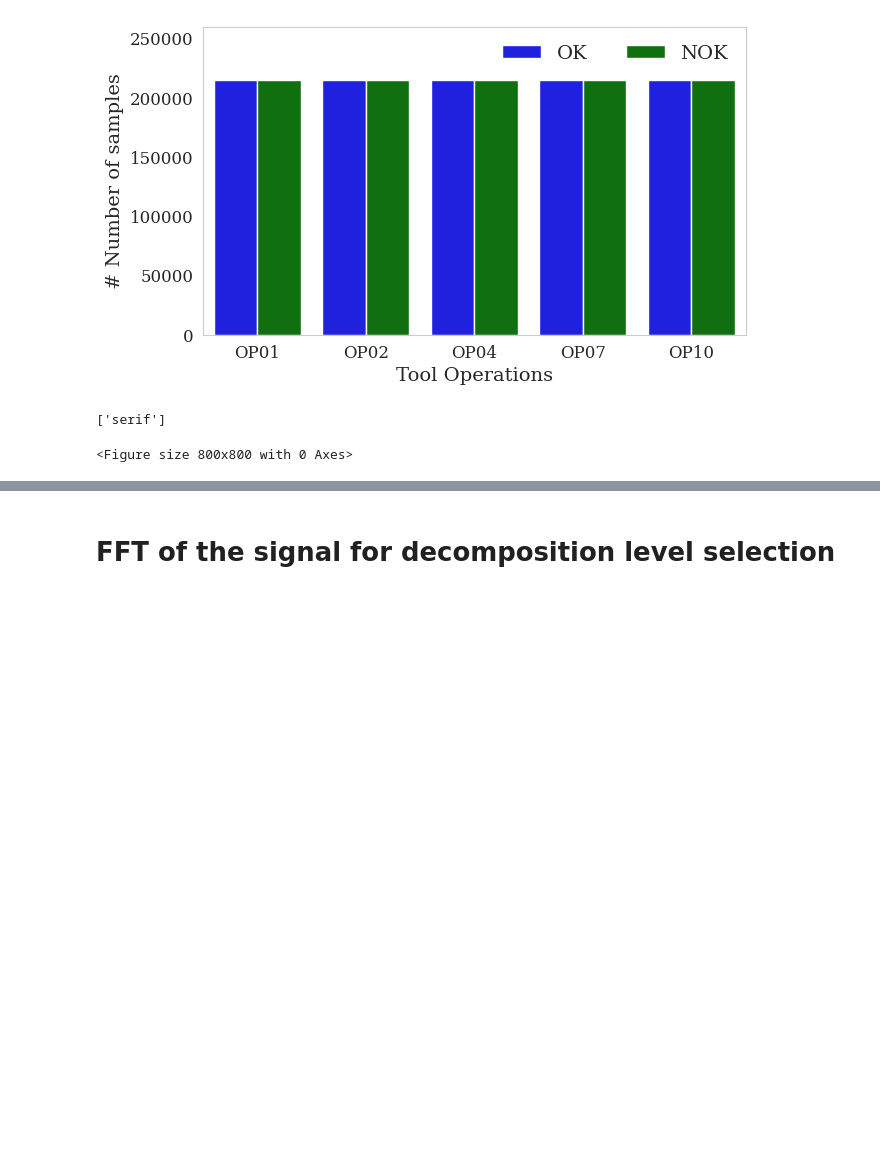
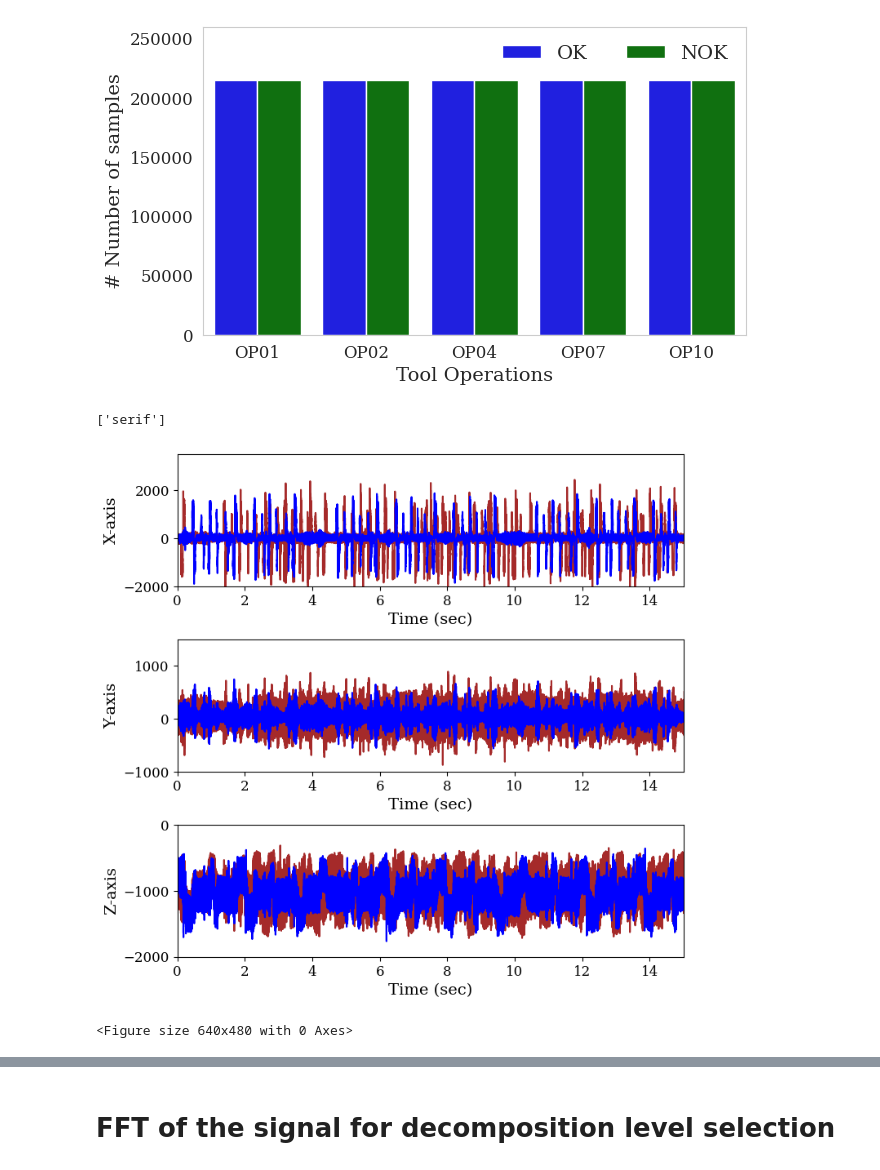
Before and after one commit to AbbasHussain72/Wavelet-featre-extraction-, a Jupyter notebook: current_wavelet_Transform_Technique.ipynb, the cells around one changed output, grey strips where cells are left out. Cells and saved outputs as stored; diff of their text form; code cells hidden in the pictures; blank space fills up the shorter version.

```diff
--- a/current_wavelet_Transform_Technique.ipynb
+++ b/current_wavelet_Transform_Technique.ipynb
@@ -28,4 +28,4 @@ for font_file in font_files:
     fm.fontManager.addfont(font_file)
 
 # Use your new font on all your plots.
-plt.rc('font', family='Sans-serif ')
+plt.rc('font', family='serif ')
@@ -132,10 +150,14 @@ plt.show()
 #Plotting the time series data sample
 ff = masterdata[(masterdata['Tool'] == 'OP01') & (masterdata['Machine'] == 'M01')& (masterdata['Condition'] == 'good') & (masterdata['Repeat'] == 4)]
 ff = ff.reset_index(drop = True)
+ff1 = masterdata[(masterdata['Tool'] == 'OP01') & (masterdata['Machine'] == 'M01')& (masterdata['Condition'] == 'bad') & (masterdata['Repeat'] == 0)]
+ff1 = ff1.reset_index(drop = True)
 # %%
 # subtracting the value to get zero starting value
 ff.loc[:, 'Time (s)'] = ff['Time (s)'] - 4.9440
 ff = ff.copy()
+ff1.loc[:, 'Time (s)'] = ff1['Time (s)'] - 4.9440
+ff1 = ff1.copy()
 # %%
 # plt.rcParams['font.family']
 # %% [output]
@@ -144,51 +166,58 @@ ff = ff.copy()
 import matplotlib.pyplot as plt
 # Create a figure with 3 subplots arranged vertically
 fig, axs = plt.subplots(nrows=3, ncols=1, figsize=(8, 8))
+plt.rc('font', family='serif ')
+# Plot data in each subplot
+axs[0].plot(ff1['Time (s)'], ff1['X'],'brown')
+axs[0].plot(ff['Time (s)'], ff['X'],'b')
 
-# Plot data in each subplot
-axs[0].plot(ff['Time (s)'], ff['X'])
-axs[1].plot(ff['Time (s)'], ff['Y'])
-axs[2].plot(ff['Time (s)'], ff['Z'])
+axs[1].plot(ff1['Time (s)'], ff1['Y'],'brown')
+axs[1].plot(ff['Time (s)'], ff['Y'],'b')
+
+axs[2].plot(ff1['Time (s)'], ff1['Z'],'brown')
+axs[2].plot(ff['Time (s)'], ff['Z'],'b')
+
 
 # set the axis limit
 axs[0].set_xlim(0,15)
 axs[1].set_xlim(0,15)
 axs[2].set_xlim(0,15)
-axs[0].set_ylim(-2000,2000)
-axs[1].set_ylim(-1000,1000)
-axs[2].set_ylim(-2000,0)
+axs[0].set_ylim(-2000,3500)
+axs[1].set_ylim(-1000,1500)
+axs[2].set_ylim(-2000,8)
 
 # set label
 axs[0].set_xlabel('Time (sec)', fontsize=14)
 axs[0].set_ylabel('X-axis', fontsize=14)
 axs[1].set_xlabel('Time (sec)', fontsize=14)
 axs[1].set_ylabel('Y-axis', fontsize=14)
 axs[2].set_xlabel('Time (sec)', fontsize=14)
 axs[2].set_ylabel('Z-axis', fontsize=14)
 
 # set font size of tick labels
 axs[0].tick_params(axis='both', labelsize=12)
 axs[1].tick_params(axis='both', labelsize=12)
 axs[2].tick_params(axis='both', labelsize=12)
 
 # remove grid lines from subplot
 axs[0].grid(False)
 axs[1].grid(False)
 axs[2].grid(False)
 
 # Set the overall title of the figure
 #fig.suptitle('Three subplots', fontsize=16)
 
 # Adjust the spacing between subplots
 plt.subplots_adjust(hspace=0.4)
 
 # Show the plot
 plt.show()
 
 # Save the plot in TIFF format with a resolution of 300 pixels and transparent background
 # plt.savefig('plotsample.tiff', dpi=300, format='tiff', transparent=True)
 
 plt.clf()
 # %% [output]
+[figure, added]
-<Figure size 800x800 with 0 Axes>
+<Figure size 640x480 with 0 Axes>
 # %%
```
Also changed, not shown: parts of 3 cells of this notebook.
